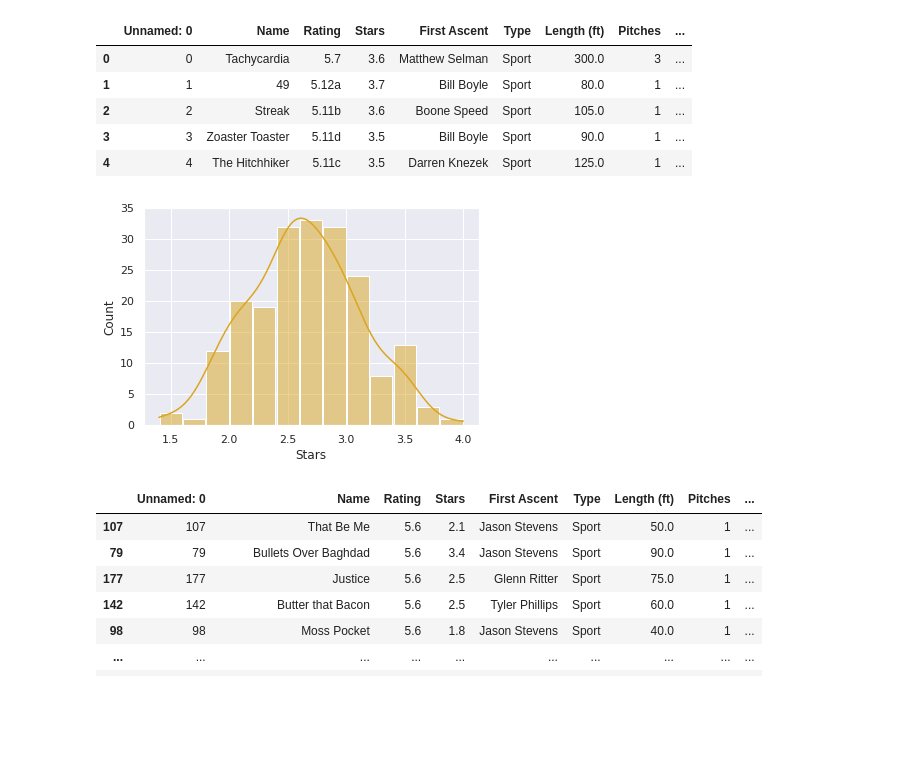
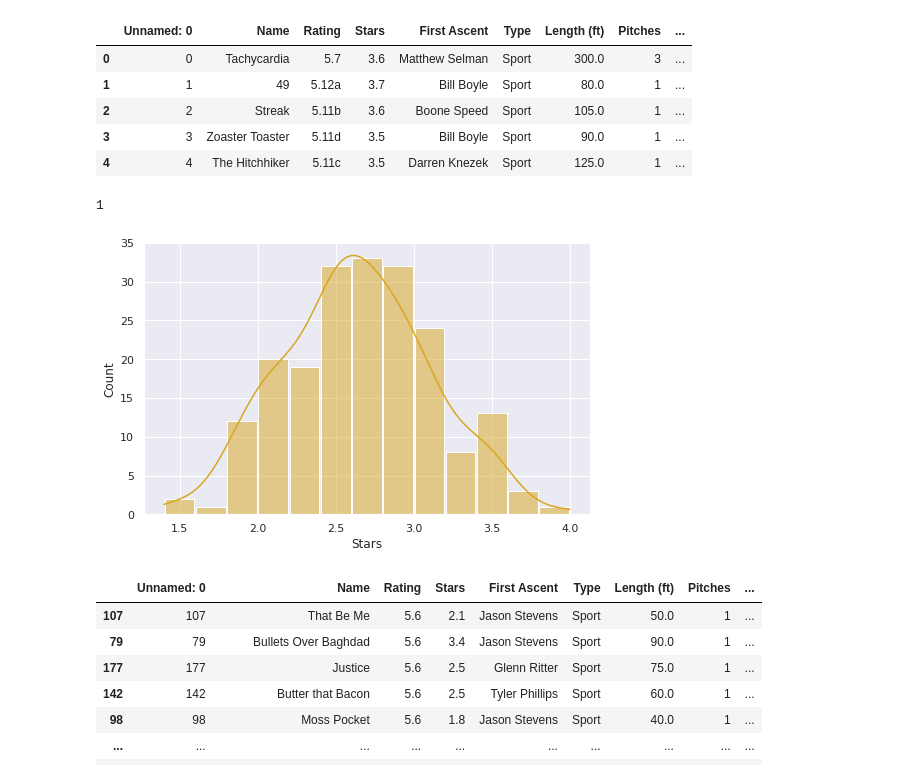
Before and after one commit to Bacon-A/EDA, a Jupyter notebook: EDA.ipynb, the cells around one changed output. Drawn from its saved outputs; the diff is of its cells as text; code cells hidden in the pictures; blank space fills up the shorter version.

```diff
--- a/EDA.ipynb
+++ b/EDA.ipynb
@@ -44,14 +44,17 @@ df.head()
 | 3 | 3 | Zoaster Toaster | 5.11d | 3.5 | Bill Boyle | Sport | 90.0 | 1 | ... |
 | 4 | 4 | The Hitchhiker | 5.11c | 3.5 | Darren Knezek | Sport | 125.0 | 1 | ... |
 # %%
-#df["Rating_simple"]
+(df["Pitches"] == 5).sum()
+# %% [output]
+1
 # %%
 sns.set_theme()
 # %%
-sns.histplot(df, x = "Stars", kde=True, shrink = .95, color = "goldenrod")
+sns.set(rc={"figure.figsize":(8, 5)})
+sns.histplot(df, x = "Stars", kde=True, shrink = .95, color = "goldenrod", bins = 13)
 plt.show()
 # %% [output]
-[figure, old version]
+[figure, new version]
 # %%
 sorted_df = df.sort_values(by='Ratings Simplified', ascending = True)
 # %%
```
Also changed, not shown: parts of 4 cells of this notebook.
